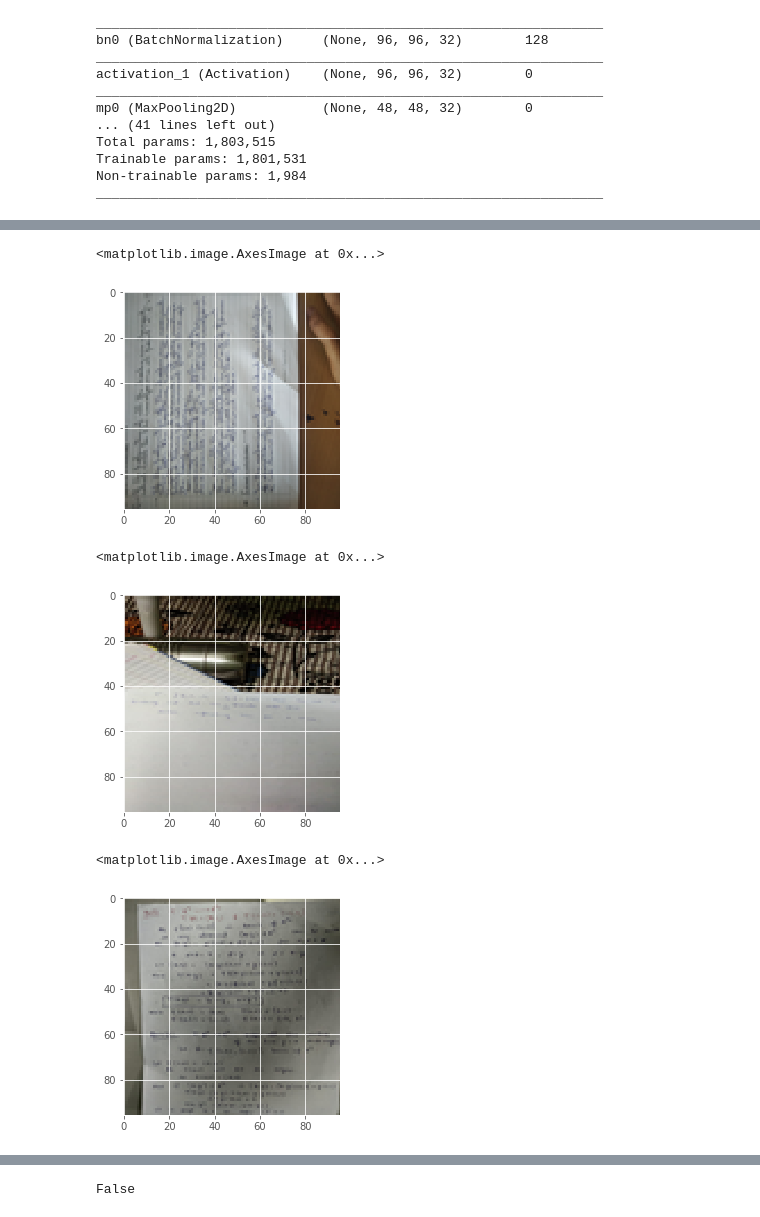
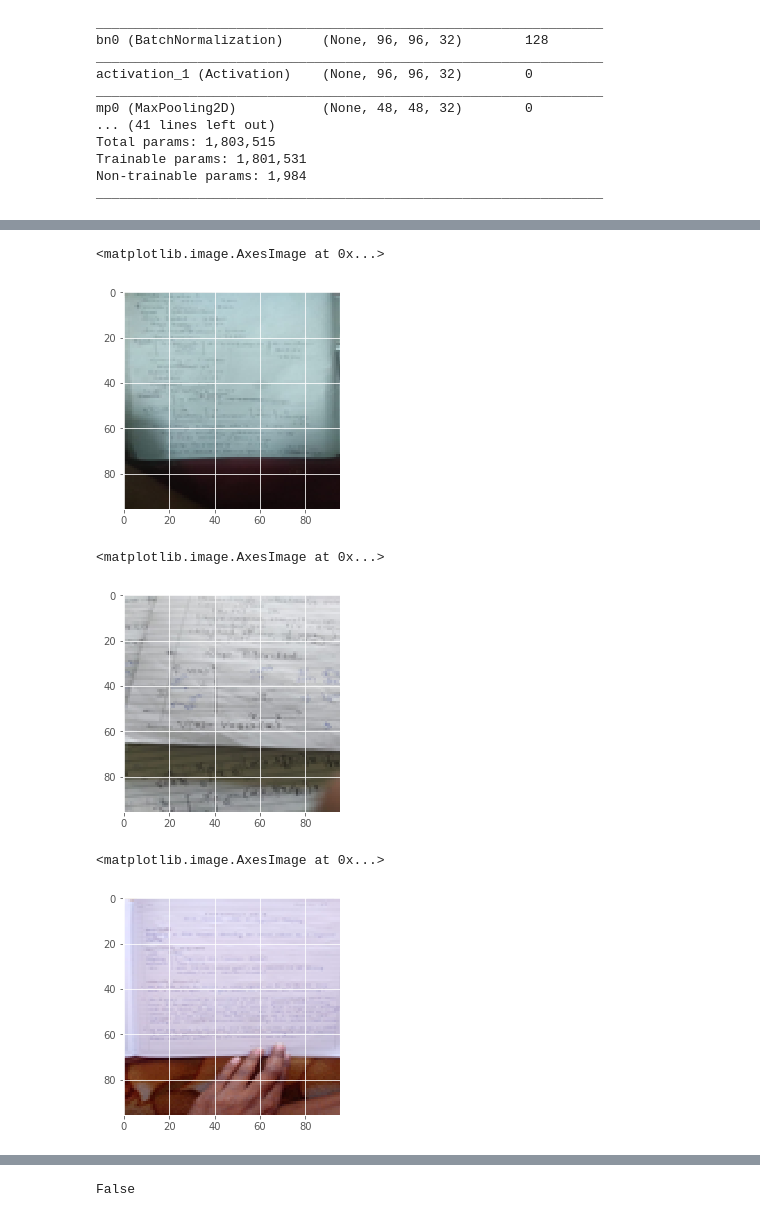
Before and after one commit to dsciitpatna/Notes-Separator, a Jupyter notebook: Models/Badrinath/test.ipynb, the cells around one changed output, grey strips where cells are left out. Drawn from its saved outputs; the diff is of its cells as text; code cells hidden in the pictures.

```diff
--- a/Models/Badrinath/test.ipynb
+++ b/Models/Badrinath/test.ipynb
@@ -162,16 +184,16 @@ k
 # %%
-plt.imshow(X_train[313])
+plt.imshow(X_train[729])
 # %% [output]
 <matplotlib.image.AxesImage at 0x...>
-[figure, old version]
+[figure, new version]
 # %%
-plt.imshow(X_train[319])
+plt.imshow(X_train[865])
 # %% [output]
 <matplotlib.image.AxesImage at 0x...>
-[figure, old version]
+[figure, new version]
 # %%
-plt.imshow(X_train[331])
+plt.imshow(X_train[948])
 # %% [output]
 <matplotlib.image.AxesImage at 0x...>
-[figure, old version]
+[figure, new version]
 # %%
```
Also changed, not shown: parts of 27 cells of this notebook, 3 other files.
